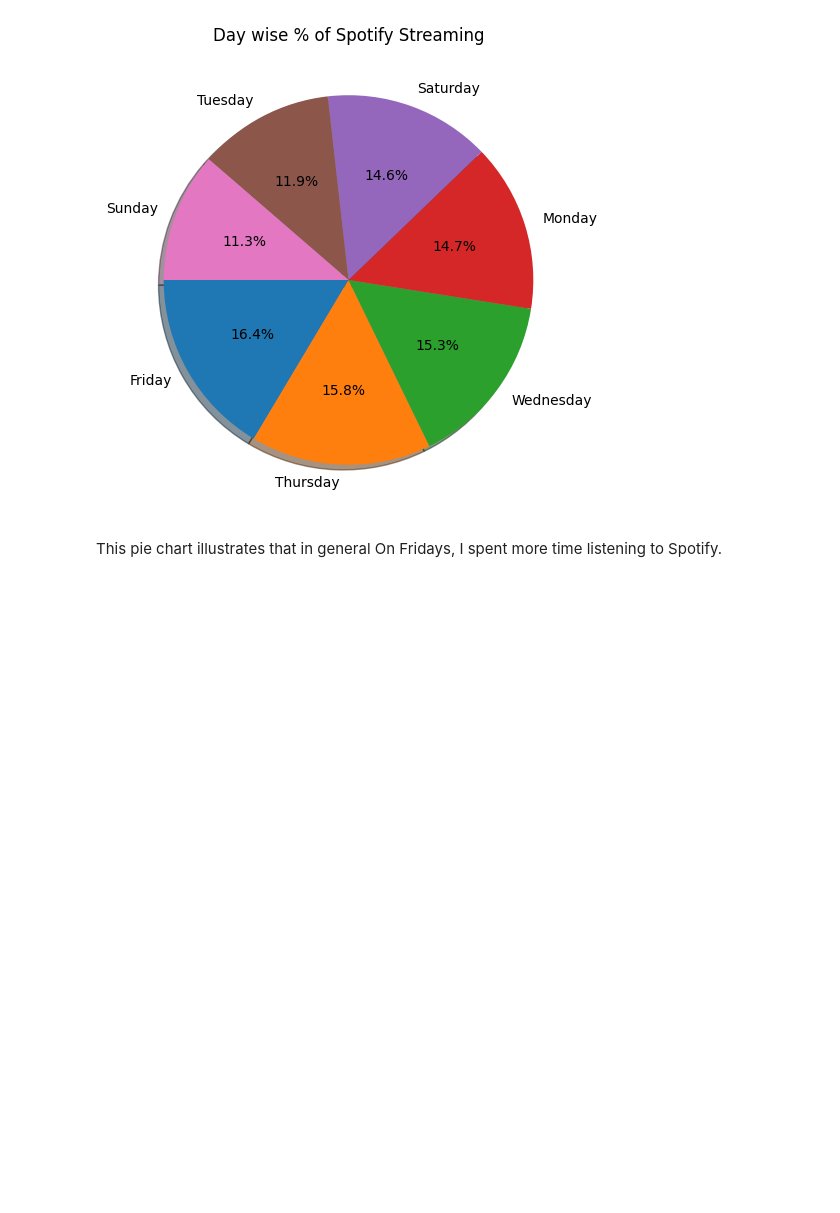
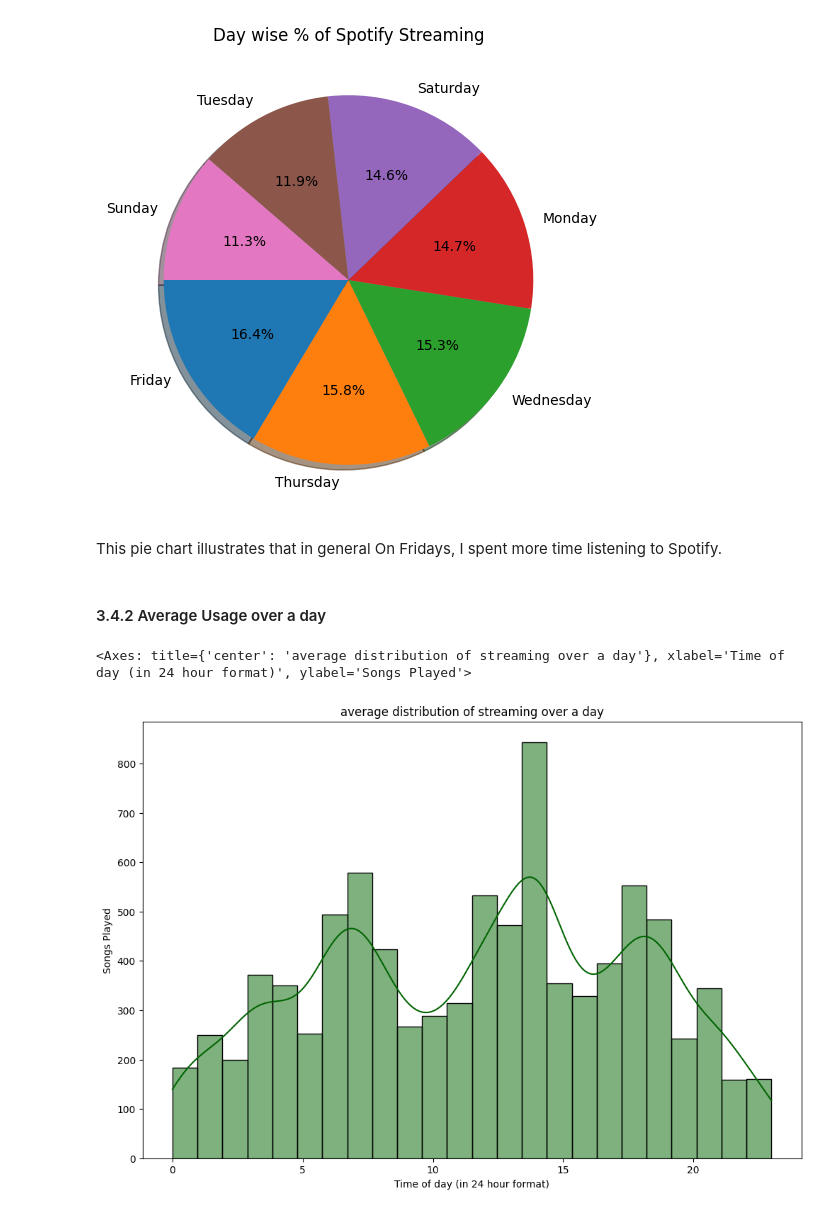
Before and after one commit to piyush-mk/SpotiStats, a Jupyter notebook: Notebook.ipynb, the cells around one changed output. Cells and saved outputs as stored; diff of their text form; code cells hidden in the pictures; blank space fills up the shorter version.

```diff
--- a/Notebook.ipynb
+++ b/Notebook.ipynb
@@ -254,3 +256,12 @@ ax.set(title="Day wise % of Spotify Streaming")
 [figure]
 # %% [markdown]
 This pie chart illustrates that in general On Fridays, I spent more time listening to Spotify.
+# %% [markdown]
+#### 3.4.2 Average Usage over a day
+# %%
+fig, ax = plt.subplots(figsize=(12,8))
+ax.set(title="average distribution of streaming over a day",xlabel="Time of day (in 24 hour format)", ylabel="Songs Played")
+sns.histplot(spotify_stream_df["hours"], bins=24,kde=True, color="darkgreen")
+# %% [output]
+<Axes: title={'center': 'average distribution of streaming over a day'}, xlabel='Time of day (in 24 hour format)', ylabel='Songs Played'>
+[figure, added]
```
Also changed, not shown: parts of 12 cells of this notebook.
